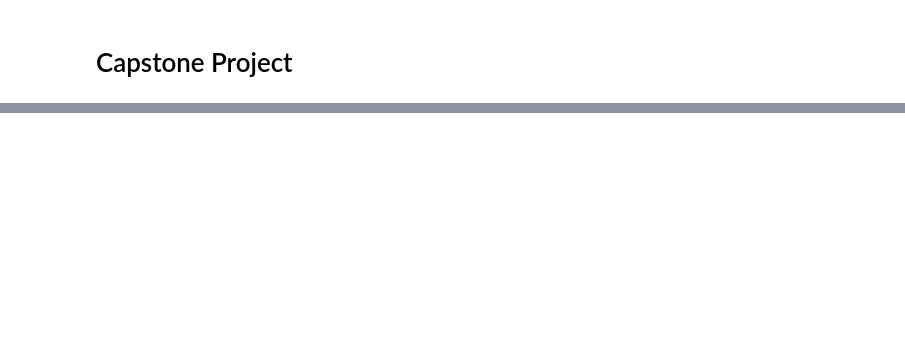
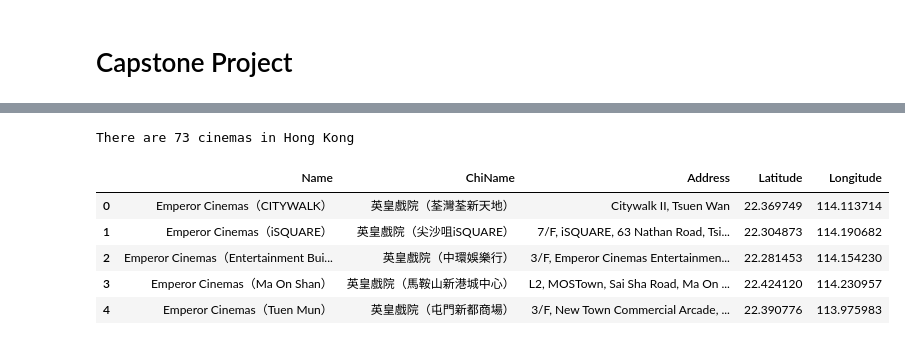
Before and after one commit to ZeLiu00/Coursera_Capstone, a Jupyter notebook: Final Project.ipynb, the cells around one changed output, grey strips where cells are left out. Saved outputs shown, nothing was run; the diff lists cells and outputs as text; code cells hidden in the pictures; blank space fills up the shorter version.

```diff
--- a/Final Project.ipynb
+++ b/Final Project.ipynb
@@ -111,0 +48,13 @@ dfToronto.sort_values('Income_2016')
+# %%
+print('There are {} cinemas in Hong Kong'.format(len(df_cinemas)))
+# %% [output]
+There are 73 cinemas in Hong Kong
+# %%
+df_cinemas.head()
+# %% [output]
+|  | Name | ChiName | Address | Latitude | Longitude |
+| 0 | Emperor Cinemas（CITYWALK） | 英皇戲院（荃灣荃新天地） | Citywalk II, Tsuen Wan | 22.369749 | 114.113714 |
+| 1 | Emperor Cinemas（iSQUARE） | 英皇戲院（尖沙咀iSQUARE） | 7/F, iSQUARE, 63 Nathan Road, Tsi... | 22.304873 | 114.190682 |
+| 2 | Emperor Cinemas（Entertainment Bui... | 英皇戲院（中環娛樂行） | 3/F, Emperor Cinemas Entertainmen... | 22.281453 | 114.154230 |
+| 3 | Emperor Cinemas（Ma On Shan） | 英皇戲院（馬鞍山新港城中心） | L2, MOSTown, Sai Sha Road, Ma On ... | 22.424120 | 114.230957 |
+| 4 | Emperor Cinemas（Tuen Mun） | 英皇戲院（屯門新都商場） | 3/F, New Town Commercial Arcade, ... | 22.390776 | 113.975983 |
```
Also changed, not shown: parts of 58 cells of this notebook.
